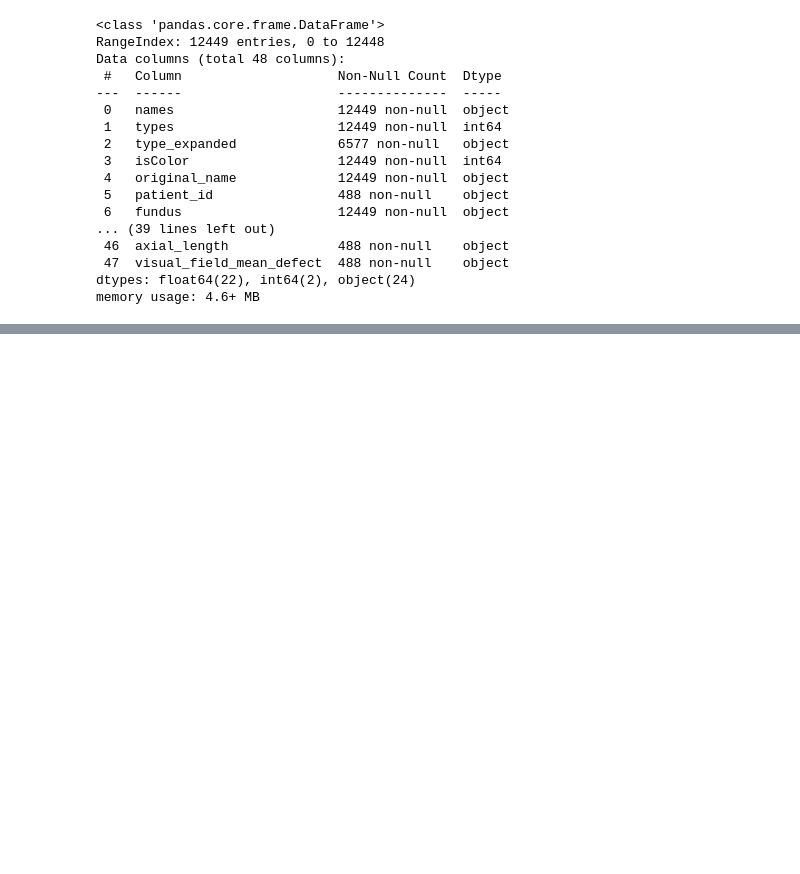
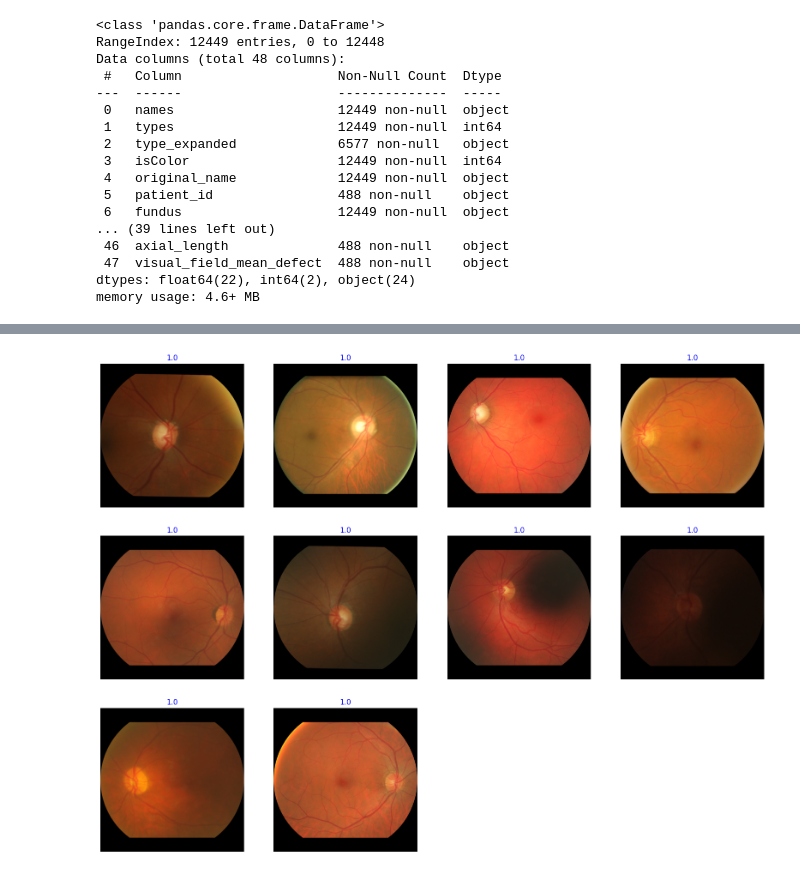
Before and after one commit to AhmedElZubair38/DISSERTATION, a Jupyter notebook: MOSTLY_Data_3/MODEL_2B.ipynb, the cells around one changed output, grey strips where cells are left out. Drawn from its saved outputs; the diff is of its cells as text; code cells hidden in the pictures; blank space fills up the shorter version.

```diff
--- a/MOSTLY_Data_3/MODEL_2B.ipynb
+++ b/MOSTLY_Data_3/MODEL_2B.ipynb
@@ -1182,0 +913,4 @@ plt.show()
+# %%
+show_images(glaucoma_subset_Gen)
+# %% [output]
+[figure, added]
```
Also changed, not shown: parts of 109 cells of this notebook, 2 other files.
